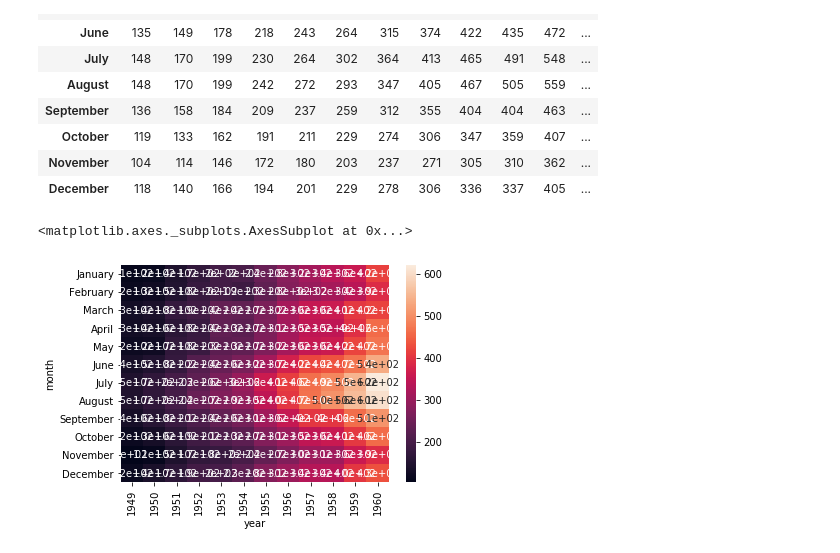
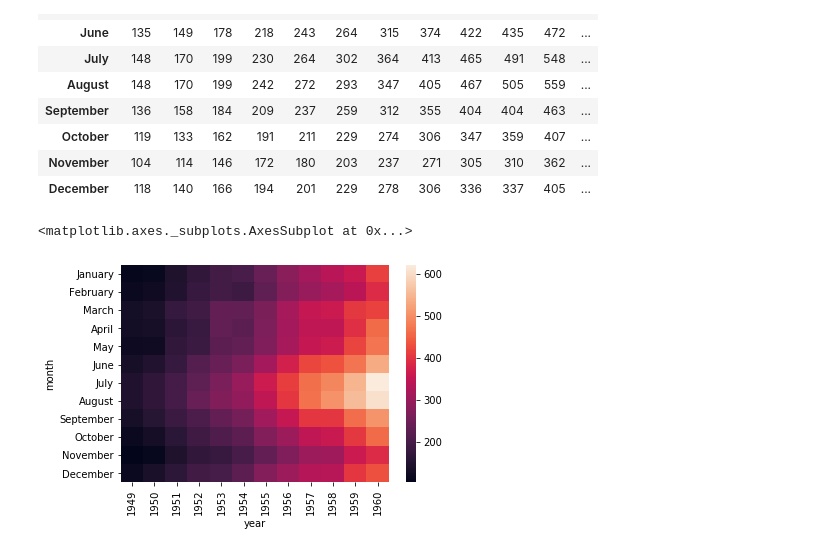
Before and after one commit to kiyo09/AI_Academy, a Jupyter notebook: kaggle/kame_seaborn.ipynb, the cells around one changed output. Saved outputs shown, nothing was run; the diff lists cells and outputs as text; code cells hidden in the pictures.

```diff
--- a/kaggle/kame_seaborn.ipynb
+++ b/kaggle/kame_seaborn.ipynb
@@ -121,7 +121,7 @@ flights_pivot
 | November | 104 | 114 | 146 | 172 | 180 | 203 | 237 | 271 | 305 | 310 | 362 | ... |
 | December | 118 | 140 | 166 | 194 | 201 | 229 | 278 | 306 | 336 | 337 | 405 | ... |
 # %%
-sns.heatmap(flights_pivot, annot=True)
+sns.heatmap(flights_pivot)
 # %% [output]
 <matplotlib.axes._subplots.AxesSubplot at 0x...>
-[figure, old version]
+[figure, new version]
```
